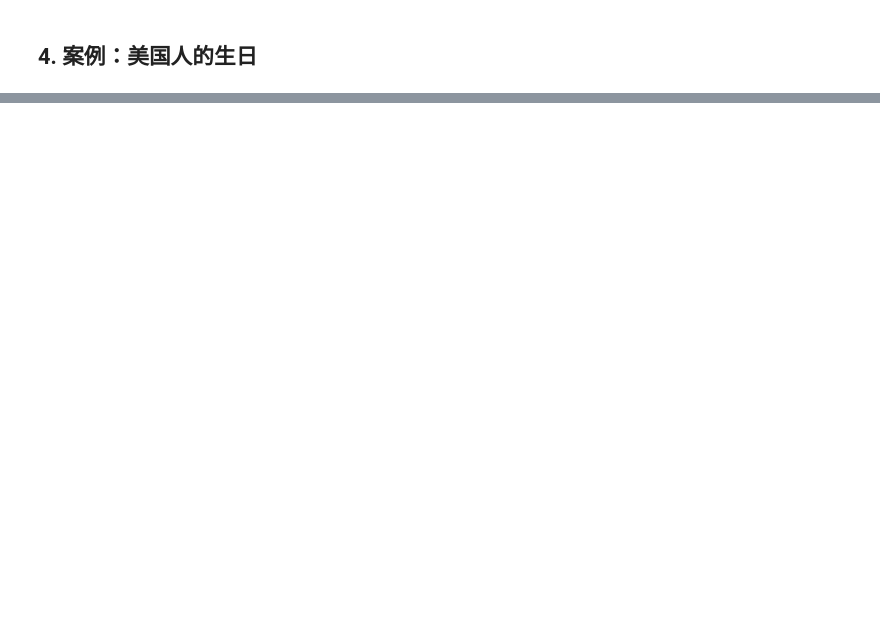
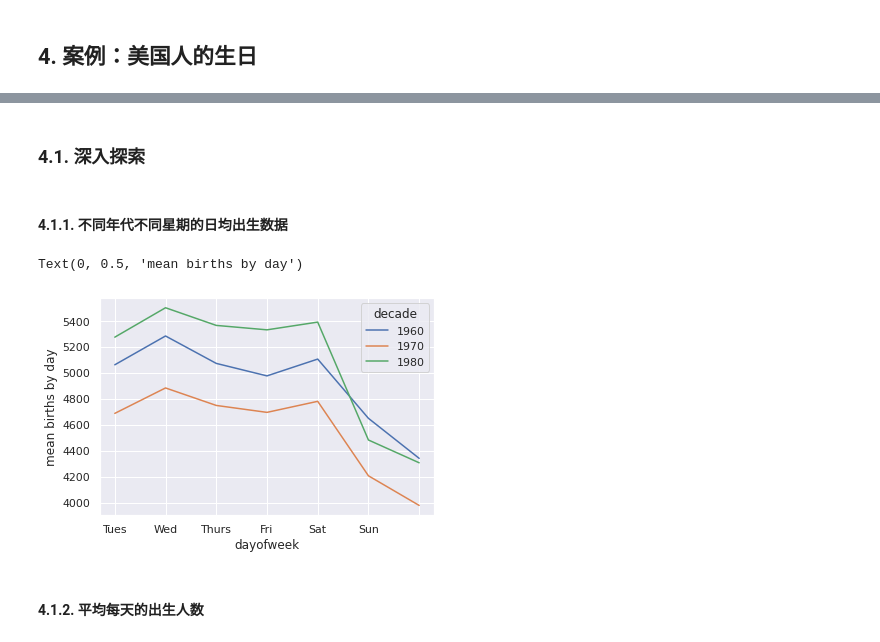
Before and after one commit to michaelbrucelin/HelloLanguage, a Jupyter notebook: Jupyter/Python/Book/book_Python数据科学手册/02-Pandas数据处理/10-数据透视表.ipynb, the cells around one changed output, grey strips where cells are left out. Cells and saved outputs as stored; diff of their text form; code cells hidden in the pictures; blank space fills up the shorter version.

```diff
--- a/Jupyter/Python/Book/book_Python数据科学手册/02-Pandas数据处理/10-数据透视表.ipynb
+++ b/Jupyter/Python/Book/book_Python数据科学手册/02-Pandas数据处理/10-数据透视表.ipynb
@@ -24,0 +161,29 @@ import seaborn as sns
+# %% [markdown]
+### 4.1. 深入探索
+# %% [markdown]
+#### 4.1.1. 不同年代不同星期的日均出生数据
+# %%
+# 我们必须对数据做一点儿清理工作，消除由于输错了日期而造成的异常点（如 6 月 31 号）或者是缺失值（如 1999 年 6月）。
+# 消除这些异常的简便方法就是直接删除异常值，可以通过更稳定的 sigma 消除法（sigma-clipping，按照正态分布标准差划定范围，SciPy 中默认是四个标准差）操作来实现
+quartiles = np.percentile(births['births'], [25, 50, 75])
+mu = quartiles[1]
+sig = 0.74 * (quartiles[2] - quartiles[0])
+# 最后一行是样本均值的稳定性估计（robust estimate），其中 0.74 是指标准正态分布的分位数间距。
+# 在 query() 方法（详情请参见 3.13 节）中用这个范围就可以将有效的生日数据筛选出来了：
+births = births.query('(births > @mu - 5 * @sig) & (births < @mu + 5 * @sig)')
+
+births['day'] = births['day'].astype(int)                                                              # 将'day'列设置为整数。由于其中含有缺失值null，因此是字符串
+births.index = pd.to_datetime(10000 * births.year + 100 * births.month + births.day, format='%Y%m%d')  # 从年月日创建一个日期索引
+births['dayofweek'] = births.index.dayofweek
+
+import matplotlib.pyplot as plt
+# import matplotlib as mpl
+
+births.pivot_table('births', index='dayofweek', columns='decade', aggfunc='mean').plot()
+plt.gca().set_xticklabels(['Mon', 'Tues', 'Wed', 'Thurs', 'Fri', 'Sat', 'Sun'])
+plt.ylabel('mean births by day')
+# %% [output]
+Text(0, 0.5, 'mean births by day')
+[figure, added]
+# %% [markdown]
+#### 4.1.2. 平均每天的出生人数
```
Also changed, not shown: parts of 23 cells of this notebook, 3 other files.
